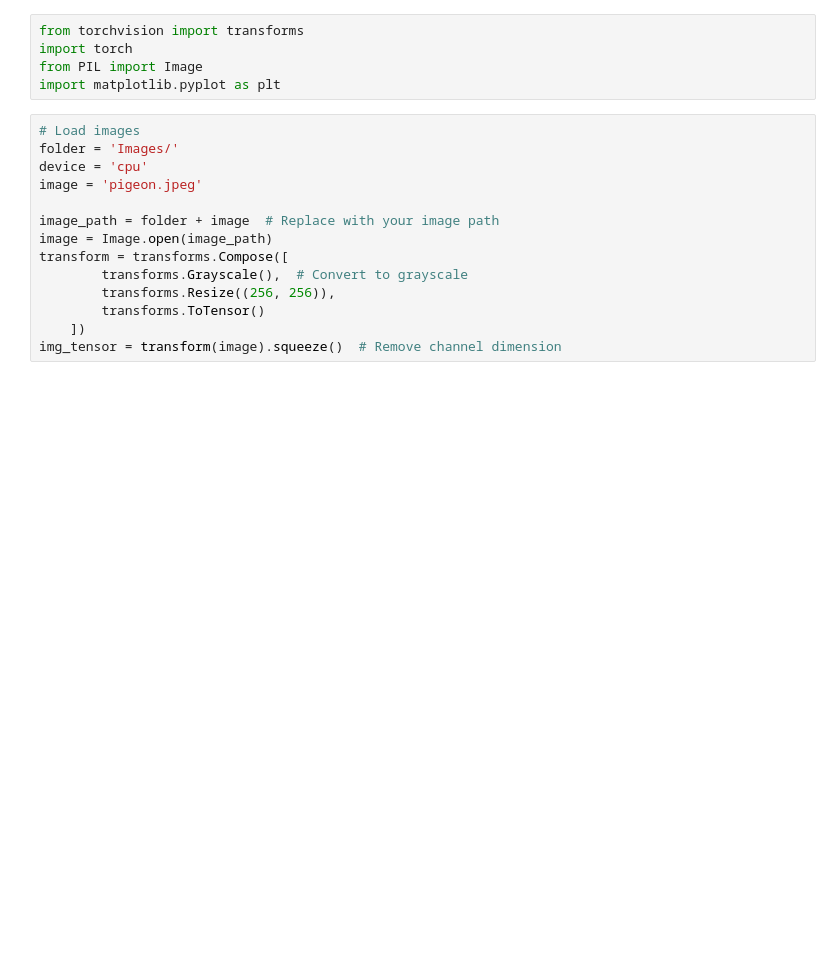
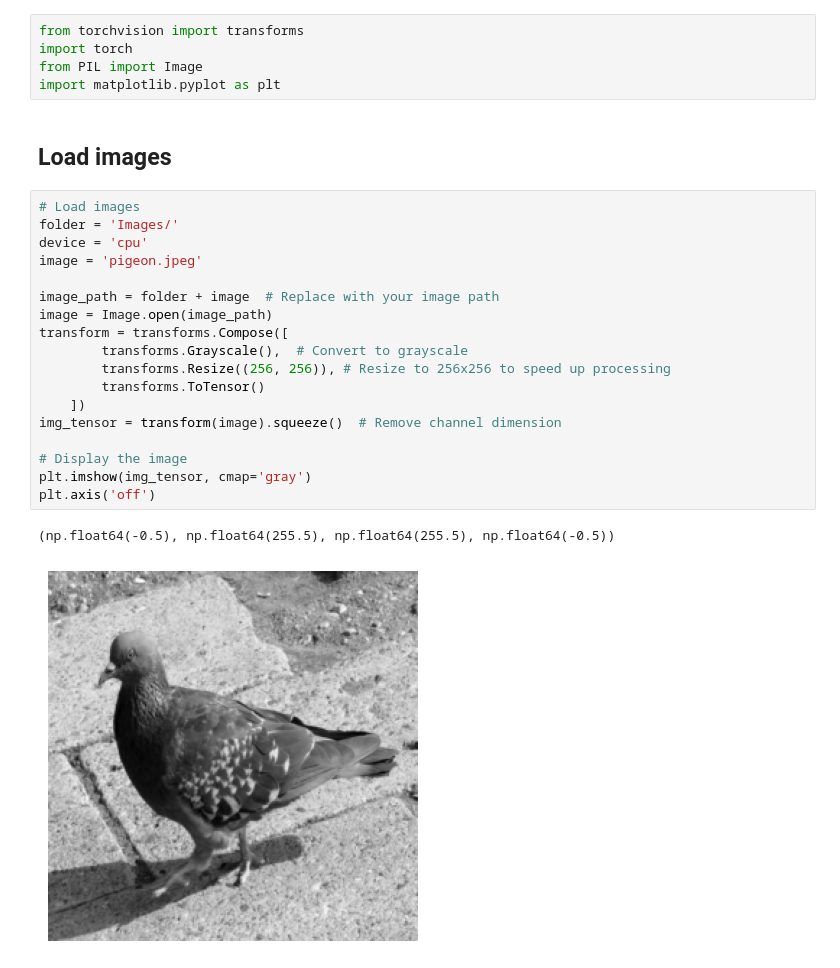
Before and after one commit to MalachiHibbins/Deconvolution-By-Machine-Learning, a Jupyter notebook: LabBook/Week 2/2ImageDebluring.ipynb, the cells around one changed output. Cells and saved outputs as stored; diff of their text form; blank space fills up the shorter version.

```diff
--- a/LabBook/Week 2/2ImageDebluring.ipynb
+++ b/LabBook/Week 2/2ImageDebluring.ipynb
@@ -5,20 +13,29 @@ from torchvision import transforms
 import torch
 from PIL import Image
 import matplotlib.pyplot as plt
+# %% [markdown]
+## Load images
 # %%
 # Load images
 folder = 'Images/'
 device = 'cpu'
 image = 'pigeon.jpeg'
 
 image_path = folder + image  # Replace with your image path
 image = Image.open(image_path)
 transform = transforms.Compose([
         transforms.Grayscale(),  # Convert to grayscale
-        transforms.Resize((256, 256)),
+        transforms.Resize((256, 256)), # Resize to 256x256 to speed up processing
         transforms.ToTensor()
     ])
 img_tensor = transform(image).squeeze()  # Remove channel dimension
+
+# Display the image
+plt.imshow(img_tensor, cmap='gray')
+plt.axis('off')
+# %% [output]
+(np.float64(-0.5), np.float64(255.5), np.float64(255.5), np.float64(-0.5))
+[figure, added]
 # %% [markdown]
 ## Shot noise (poisson noise)
 Occurs when there is a finite number of particles that carry energy, such as photons in an image sensor or electrons in a circuit. Shot noise is one of the main types of noise that degrade image quality.
```
Also changed, not shown: parts of 17 cells of this notebook.
